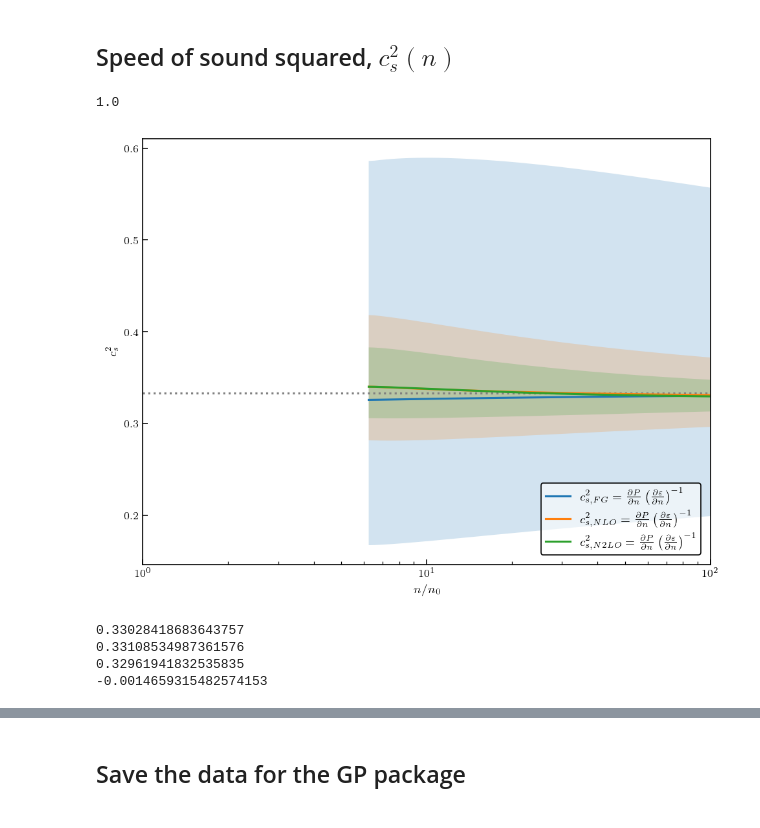
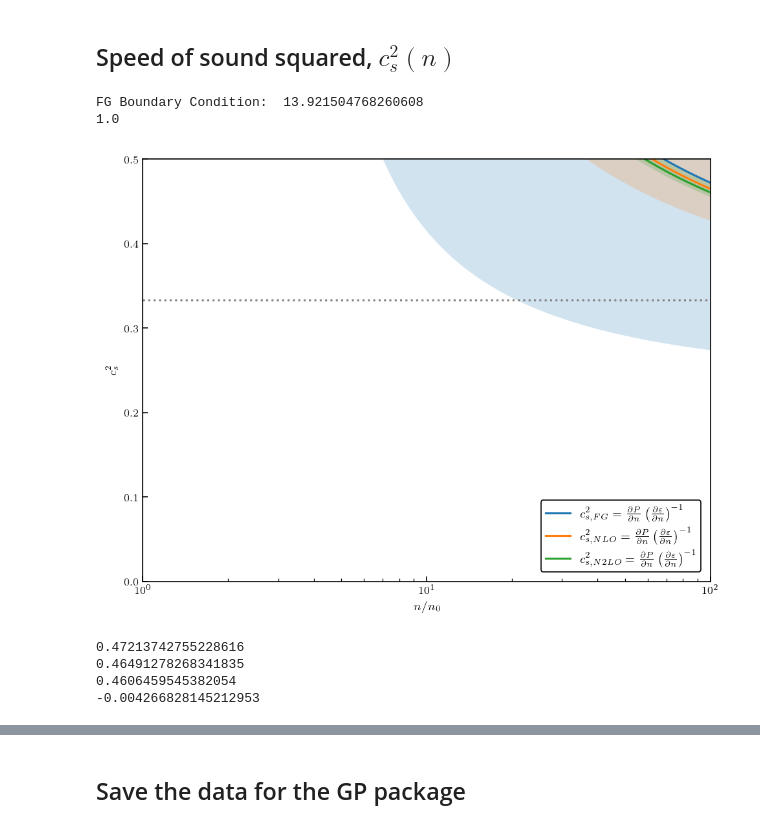
Before and after one commit to asemposki/neutron-rich-bmm, a Jupyter notebook: Gorda_pQCD_gsum.ipynb, the cells around one changed output, grey strips where cells are left out. Saved outputs shown, nothing was run; the diff lists cells and outputs as text; code cells hidden in the pictures.

```diff
--- a/Gorda_pQCD_gsum.ipynb
+++ b/Gorda_pQCD_gsum.ipynb
@@ -796,7 +794,9 @@ from utils import speed_of_sound
 import scipy.integrate as scint
 import scipy.interpolate as scinterp
 
-# unscaled pressure here for speed of sound
+hbarc = 197.327 # MeV fm
+
+# unscaled pressure here for speed of sound  # MeV fm-3
 pressure_mean = corrected_pressure[:,1]*conversion
 pressure_lower = (corrected_pressure[:,1] - std_trunc[:,1])*conversion
 pressure_higher = (corrected_pressure[:,1] + std_trunc[:,1])*conversion
@@ -825,28 +825,28 @@ pres_dict_N2LO = {
 # en_0 = 651.065 # ni = 0.655 fm^-3 from chiral with rest mass included
 # en_0_lower = 629.032
 # en_0_upper = 673.097
-en_0 = 1124.048 # ni = 1.0 fm^-3
+en_0 = 1124.048 # ni = 1.0 fm^-3 # units are MeV/fm^3
 en_0_lower = 970.367
 en_0_upper = 1277.729
 
 # plot the mean alone for the FG boundary condition
-# eps_n_min = (3.0 / (2.0 * np.pi**2.0)) * (3.0 * np.pi**2.0 * dens[0])**(4.0/3.0)
-# print('FG Boundary Condition: ', eps_n_min)
+eps_n_min = (3.0 / (2 * np.pi**2.0)) * (3.0 * np.pi**2.0 * n/2.0)**(4.0/3.0)
+print('FG Boundary Condition: ', eps_n_min)
 
 # dictionary of edens
 edens_dict = {
-    'mean': en_0,
-    'lower': en_0_lower,
-    'upper': en_0_upper
+    'mean': eps_n_min,
+    'lower': 0.0, #en_0_lower,
+    'upper': 0.0 #en_0_upper
 }
 
 # energy density at lowest point in density
 print(dens[0]) # ni = 0.655 fm^-3 now for cutting off issues with error # ni = 0.34 fm^-3 test now
 
 # run speed of sound and plot
-cs2_FG = speed_of_sound(dens, pres_dict_FG, edens_dict)
-cs2_NLO = speed_of_sound(dens, pres_dict_NLO, edens_dict)
-cs2_N2LO = speed_of_sound(dens, pres_dict_N2LO, edens_dict)
+cs2_FG, edens_FG = speed_of_sound(dens, pres_dict_FG, edens_dict)
+cs2_NLO, _ = speed_of_sound(dens, pres_dict_NLO, edens_dict)
+cs2_N2LO, _ = speed_of_sound(dens, pres_dict_N2LO, edens_dict)
 
 # mean
 # en_mean = []
@@ -878,6 +878,7 @@ cs2_N2LO = speed_of_sound(dens, pres_dict_N2LO, edens_dict)
 #     'upper': en_upper
 # }
 # %% [output]
+FG Boundary Condition:  13.921504768260608
 1.0
 # %%
 # # now determine the chemical potential by using the identity
@@ -920,36 +921,36 @@ plt.axhline(y=0.3333, color='grey', linestyle='dotted')
 # FG
 plt.plot(dens/n0, cs2_FG['mean'], label=r'$c_{s, FG}^{2} = \frac{\partial P}{\partial n}\left(\frac{\partial \varepsilon}{\partial n}\right)^{-1}$')
 plt.fill_between(dens/n0, cs2_FG['lower'], cs2_FG['upper'], alpha=0.2)
 # NLO
 plt.plot(dens/n0, cs2_NLO['mean'], label=r'$c_{s, NLO}^{2} = \frac{\partial P}{\partial n}\left(\frac{\partial \varepsilon}{\partial n}\right)^{-1}$')
 plt.fill_between(dens/n0, cs2_NLO['lower'], cs2_NLO['upper'], alpha=0.2)
 # N2LO
 plt.plot(dens/n0, cs2_N2LO['mean'], label=r'$c_{s, N2LO}^{2} = \frac{\partial P}{\partial n}\left(\frac{\partial \varepsilon}{\partial n}\right)^{-1}$')
 plt.fill_between(dens/n0, cs2_N2LO['lower'], cs2_N2LO['upper'], alpha=0.2)
 # plt.plot(dens/n0, cs2_mean, label=r'$c_{s}^{2} = \frac{\partial P}{\partial n}\frac{1}{\mu}$')
 # plt.fill_between(dens/n0, cs2_lower, cs2_upper, alpha=0.2, label=r'second band')
 # # #plt.plot(dens/n0, cs2_2, label=r'$c_{s}^{2} = \frac{n}{\mu}\frac{\partial \mu}{\partial n}$')
 # # plt.plot(dens/n0, cs2_3, label=r'$c_{s}^{2} = \frac{n}{\mu}\frac{\partial \mu}{\partial n} \textrm{(using KLW mu)}$')
 # # plt.plot(dens/n0, cs2_3_full, label=r'$c_{s}^{2} = \frac{n}{\mu}\frac{\partial \mu}{\partial n} \textrm{(using full mu)}$')
 # plt.plot(dens/n0, dpdn_mean/(mu_pert*3*1000), label=r'$c_{s}^{2} = \frac{\partial P}{\partial n}\frac{1}{\mu} \textrm{(using KLW mu)}$')
 # plt.fill_between(dens/n0, dpdn_lower/(mu_pert*3*1000), dpdn_upper/(mu_pert*3*1000), alpha=0.2, label=r'third band')
 plt.xlim(1.0, 100.0)
 plt.xscale('log')
-#plt.ylim(0.0, 0.5)
+plt.ylim(0.0, 0.5)
 #plt.title('This is what failure looks like.')
 plt.xlabel(r'$n/n_{0}$')
 plt.ylabel(r'$c_{s}^{2}$')
 plt.legend(loc='lower right')
 plt.show()
 
 print(cs2_FG['mean'][-1])
 print(cs2_NLO['mean'][-1])
 print(cs2_N2LO['mean'][-1])
 
 print(cs2_N2LO['mean'][-1] - cs2_NLO['mean'][-1])
 # %% [output]
-[figure, old version]
+[figure, new version]
-0.33028418683643757
-0.33108534987361576
-0.32961941832535835
--0.0014659315482574153
+0.47213742755228616
+0.46491278268341835
+0.4606459545382054
+-0.004266828145212953
```
Also changed, not shown: parts of 5 cells of this notebook, 4 other files.
